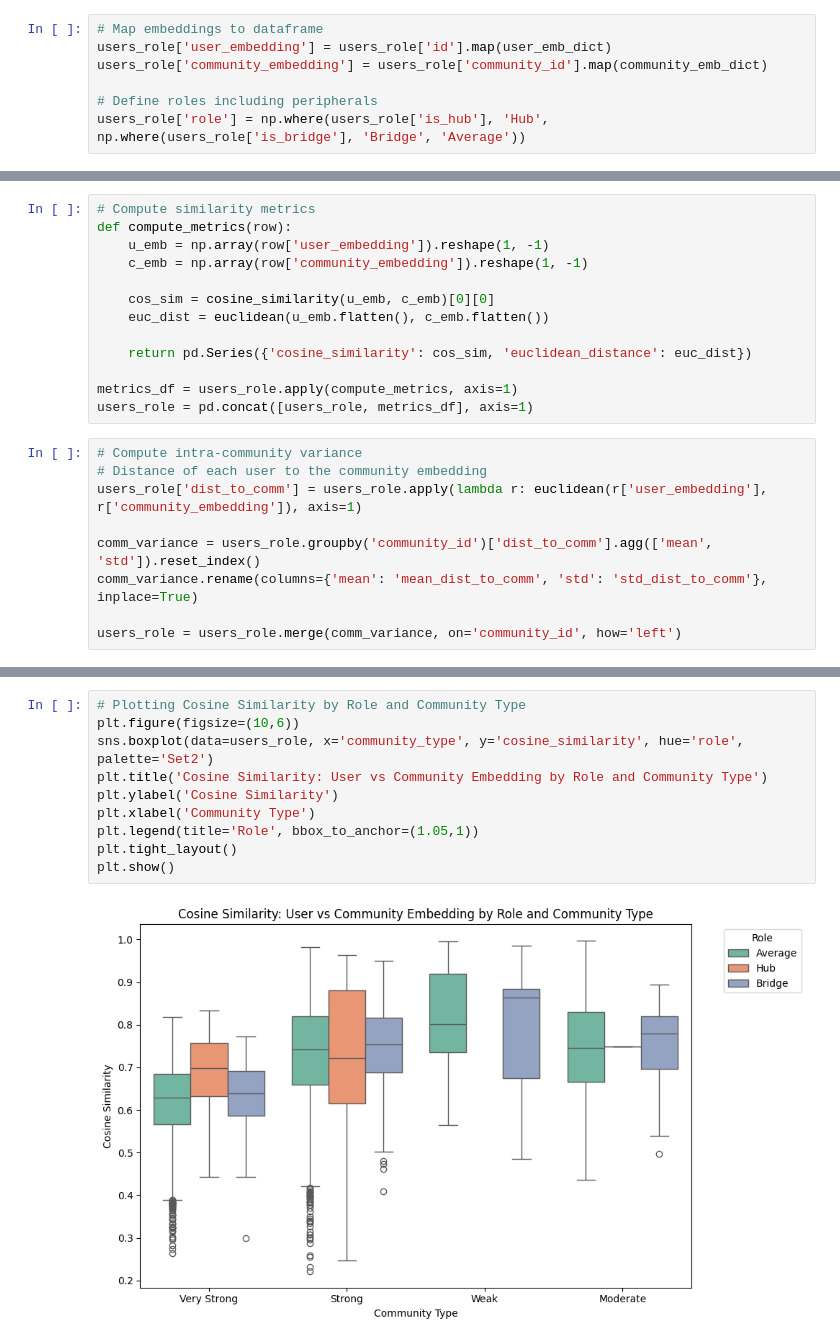
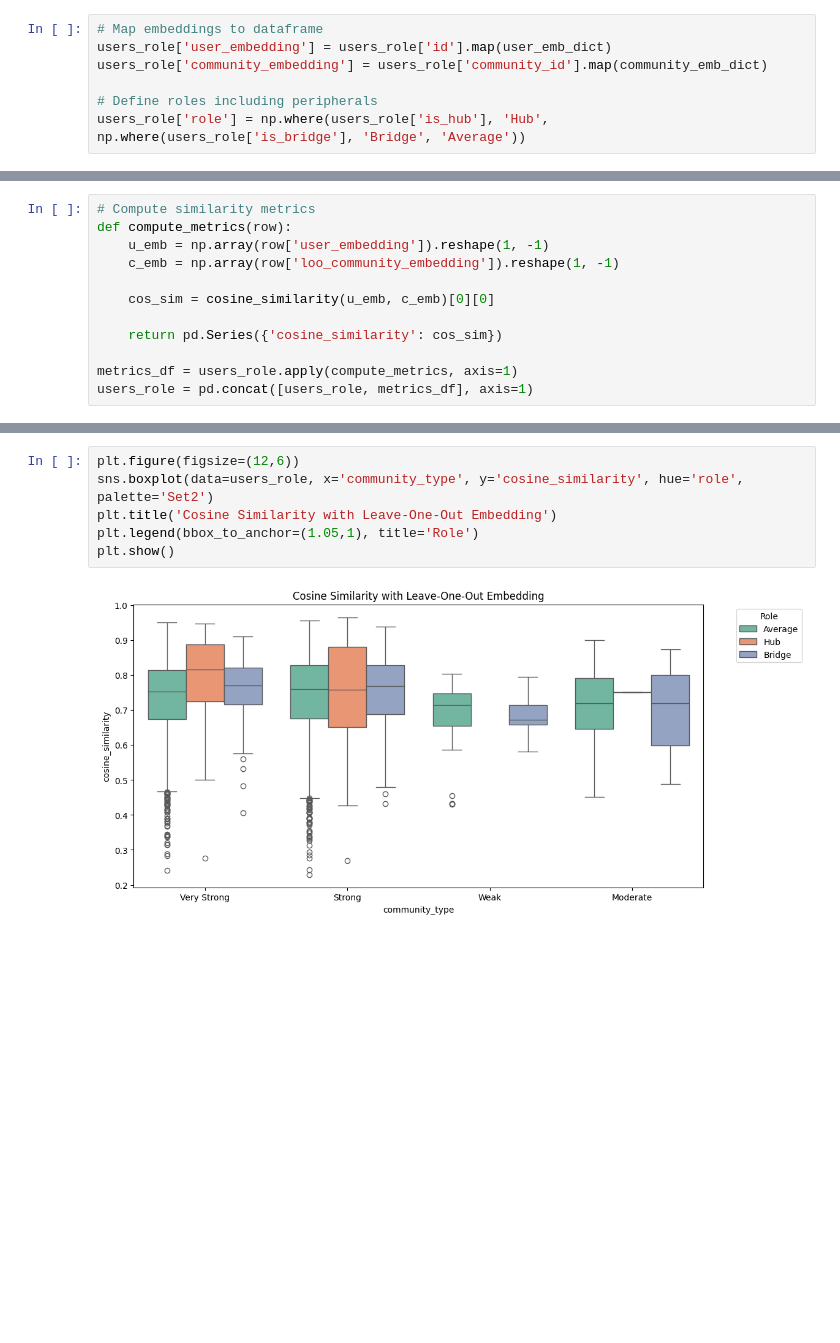
Before and after one commit to alfoCaiazza/Analysa, a Jupyter notebook: src/research_question/2nd_research_question.ipynb, the cells around one changed output, grey strips where cells are left out. Cells and saved outputs as stored; diff of their text form; blank space fills up the shorter version.

```diff
--- a/src/research_question/2nd_research_question.ipynb
+++ b/src/research_question/2nd_research_question.ipynb
@@ -26,21 +50,11 @@ users_role['role'] = np.where(users_role['is_hub'], 'Hub', np.where(users_role['
 # Compute similarity metrics
 def compute_metrics(row):
     u_emb = np.array(row['user_embedding']).reshape(1, -1)
-    c_emb = np.array(row['community_embedding']).reshape(1, -1)
+    c_emb = np.array(row['loo_community_embedding']).reshape(1, -1)
 
     cos_sim = cosine_similarity(u_emb, c_emb)[0][0]
-    euc_dist = euclidean(u_emb.flatten(), c_emb.flatten())
 
-    return pd.Series({'cosine_similarity': cos_sim, 'euclidean_distance': euc_dist})
+    return pd.Series({'cosine_similarity': cos_sim})
 
 metrics_df = users_role.apply(compute_metrics, axis=1)
 users_role = pd.concat([users_role, metrics_df], axis=1)
-# %%
-# Compute intra-community variance
-# Distance of each user to the community embedding
-users_role['dist_to_comm'] = users_role.apply(lambda r: euclidean(r['user_embedding'], r['community_embedding']), axis=1)
-
-comm_variance = users_role.groupby('community_id')['dist_to_comm'].agg(['mean', 'std']).reset_index()
-comm_variance.rename(columns={'mean': 'mean_dist_to_comm', 'std': 'std_dist_to_comm'}, inplace=True)
-
-users_role = users_role.merge(comm_variance, on='community_id', how='left')
@@ -47,12 +120,8 @@ users_role = users_role.merge(comm_variance, on='community_id', how='left')
 # %%
-# Plotting Cosine Similarity by Role and Community Type
-plt.figure(figsize=(10,6))
+plt.figure(figsize=(12,6))
 sns.boxplot(data=users_role, x='community_type', y='cosine_similarity', hue='role', palette='Set2')
-plt.title('Cosine Similarity: User vs Community Embedding by Role and Community Type')
-plt.ylabel('Cosine Similarity')
-plt.xlabel('Community Type')
-plt.legend(title='Role', bbox_to_anchor=(1.05,1))
-plt.tight_layout()
+plt.title('Cosine Similarity with Leave-One-Out Embedding')
+plt.legend(bbox_to_anchor=(1.05,1), title='Role')
 plt.show()
 # %% [output]
-[figure, old version]
+[figure, new version]
```
Also changed, not shown: parts of 14 cells of this notebook, 11 other files.
